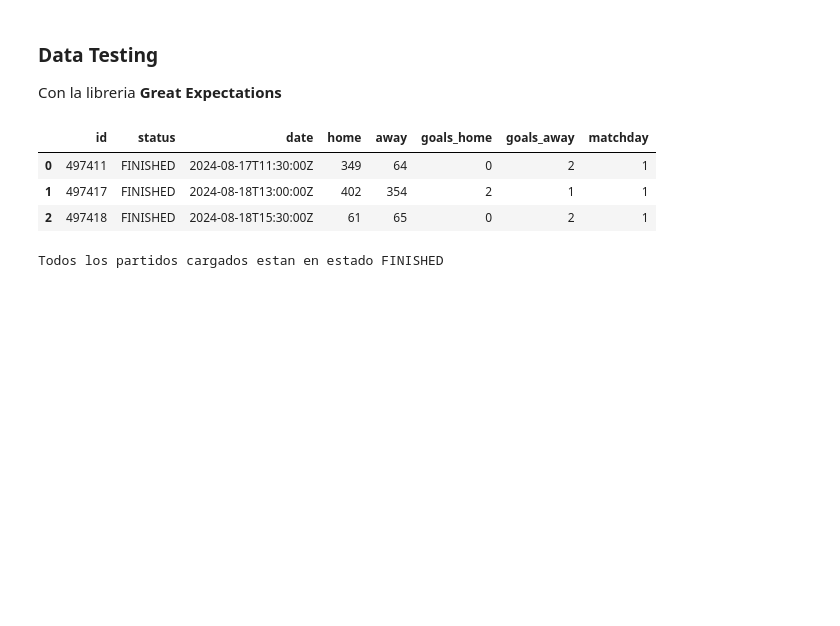
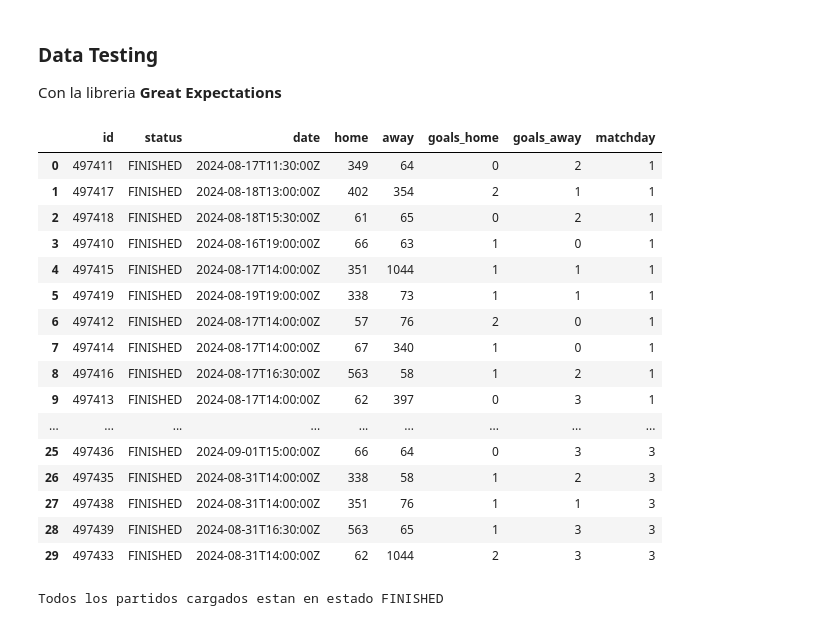
Before and after one commit to RaphaelNicaise/DataEngineering_PremierLeague, a Jupyter notebook: Extraccion_datos_football_data.ipynb, the cells around one changed output. Drawn from its saved outputs; the diff is of its cells as text; code cells hidden in the pictures; blank space fills up the shorter version.

```diff
--- a/Extraccion_datos_football_data.ipynb
+++ b/Extraccion_datos_football_data.ipynb
@@ -465,12 +479,25 @@ Con la libreria **Great Expectations**
 # %%
 df_played_matches_dt = gx.read_parquet("data_lake/silver/played_matches") # Un dataframe
 type(df) # -> great_expectations.dataset.pandas_dataset.PandasDataset
-df_played_matches_dt.head(3) # Es un dataframe de great_expectations, que es como un pandas, pero con mas funcionalidades
+df_played_matches_dt # Es un dataframe de great_expectations, que es como un pandas, pero con mas funcionalidades
 # %% [output]
 |  | id | status | date | home | away | goals_home | goals_away | matchday |
 | 0 | 497411 | FINISHED | 2024-08-17T11:30:00Z | 349 | 64 | 0 | 2 | 1 |
 | 1 | 497417 | FINISHED | 2024-08-18T13:00:00Z | 402 | 354 | 2 | 1 | 1 |
 | 2 | 497418 | FINISHED | 2024-08-18T15:30:00Z | 61 | 65 | 0 | 2 | 1 |
+| 3 | 497410 | FINISHED | 2024-08-16T19:00:00Z | 66 | 63 | 1 | 0 | 1 |
+| 4 | 497415 | FINISHED | 2024-08-17T14:00:00Z | 351 | 1044 | 1 | 1 | 1 |
+| 5 | 497419 | FINISHED | 2024-08-19T19:00:00Z | 338 | 73 | 1 | 1 | 1 |
+| 6 | 497412 | FINISHED | 2024-08-17T14:00:00Z | 57 | 76 | 2 | 0 | 1 |
+| 7 | 497414 | FINISHED | 2024-08-17T14:00:00Z | 67 | 340 | 1 | 0 | 1 |
+| 8 | 497416 | FINISHED | 2024-08-17T16:30:00Z | 563 | 58 | 1 | 2 | 1 |
+| 9 | 497413 | FINISHED | 2024-08-17T14:00:00Z | 62 | 397 | 0 | 3 | 1 |
+| ... | ... | ... | ... | ... | ... | ... | ... | ... |
+| 25 | 497436 | FINISHED | 2024-09-01T15:00:00Z | 66 | 64 | 0 | 3 | 3 |
+| 26 | 497435 | FINISHED | 2024-08-31T14:00:00Z | 338 | 58 | 1 | 2 | 3 |
+| 27 | 497438 | FINISHED | 2024-08-31T14:00:00Z | 351 | 76 | 1 | 1 | 3 |
+| 28 | 497439 | FINISHED | 2024-08-31T16:30:00Z | 563 | 65 | 1 | 3 | 3 |
+| 29 | 497433 | FINISHED | 2024-08-31T14:00:00Z | 62 | 1044 | 2 | 3 | 3 |
 # %%
 # Verifica que todos los partidos cargados esten en estado FINISHED
 x = df_played_matches_dt.expect_column_values_to_be_in_set(column='status',value_set=['FINISHED'])
```
Also changed, not shown: parts of 23 cells of this notebook.
